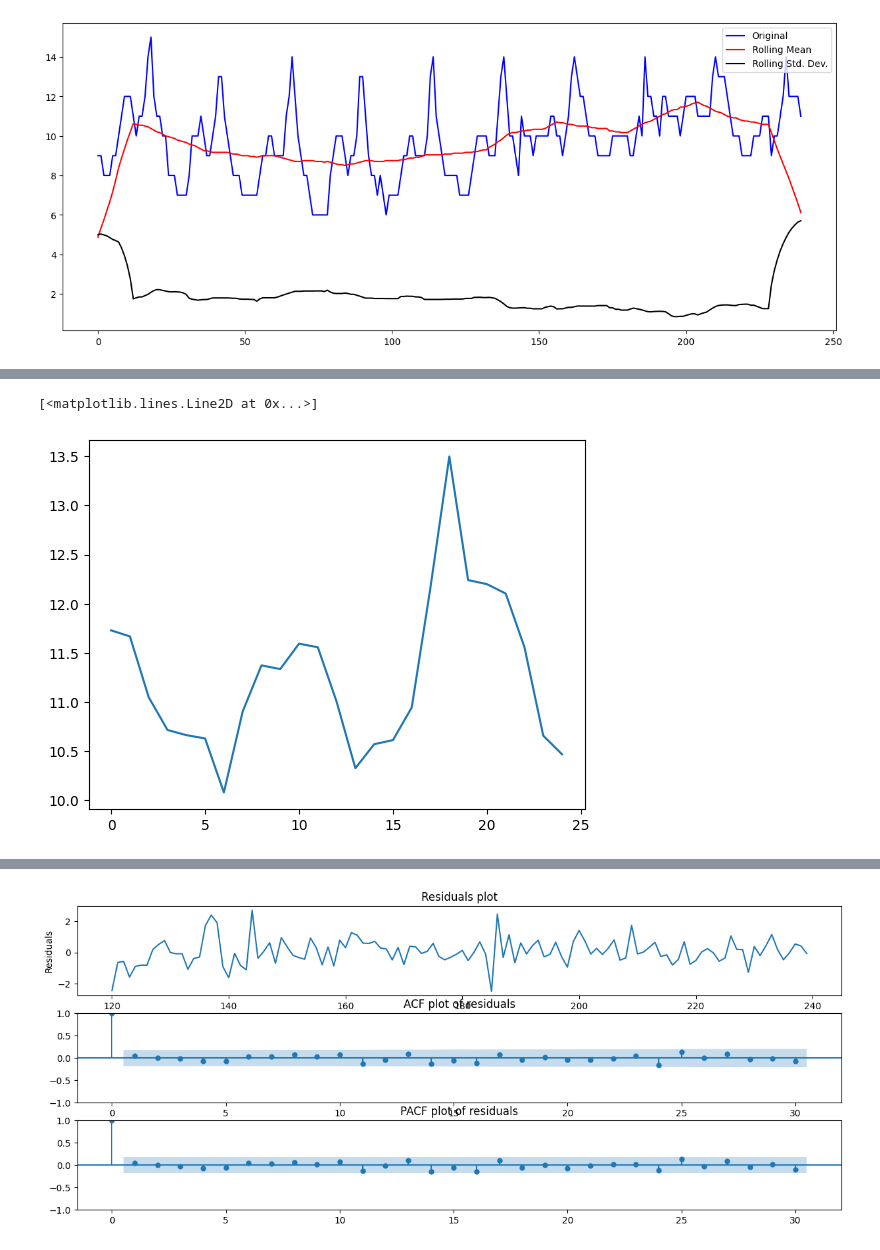
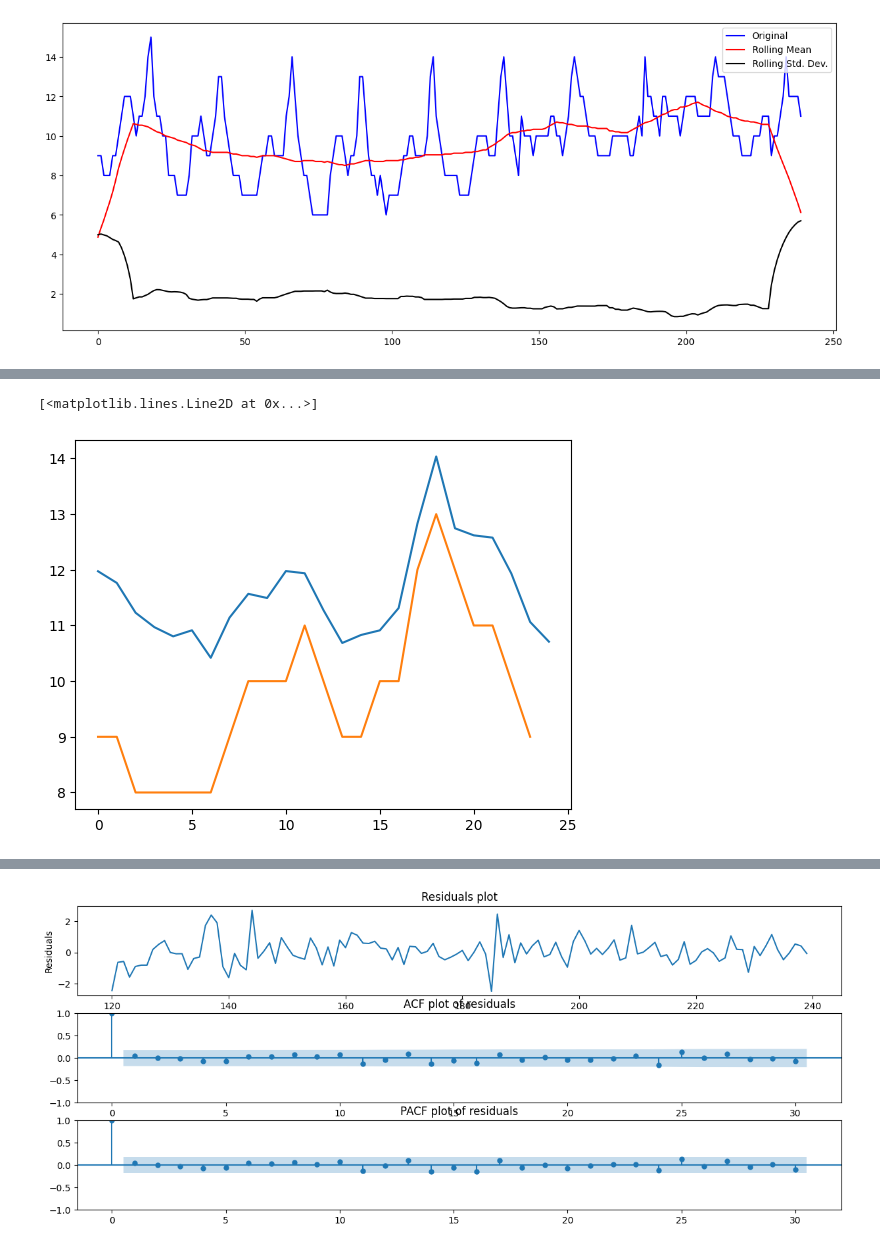
Before and after one commit to Millares95/Investigation_Code, a Jupyter notebook: ultimate_ARIMA_Forcast.ipynb, the cells around one changed output, grey strips where cells are left out. Drawn from its saved outputs; the diff is of its cells as text; code cells hidden in the pictures.

```diff
--- a/ultimate_ARIMA_Forcast.ipynb
+++ b/ultimate_ARIMA_Forcast.ipynb
@@ -96,7 +96,7 @@ import_data("load_IJV.xlsx")
 # %%
  #? shaping the data, only the last 10 years (2008 - 2017)
 df = df[df["fecha"] >= '2008-01-01']
-df = df[df["fecha"] <= '2017-12-31']
+df = df[df["fecha"] <= '2018-12-31']
 print(df.head())
 # %% [output]
     idprov      fecha  dem1  dem2  dem3  dem4  dem5  dem6  dem7  dem8  ...  \
@@ -209,6 +209,9 @@ dataToFit = np.float64(dataToFit)
 plot.plot(dataToFit)
 np.sum(dataToFit)
 np.mean(dataToFit)
+dataToValidate = np.array(infoToUseFiltered.loc[11,['dem1', 'dem2', 'dem3', 'dem4', 'dem5', 'dem6', 'dem7', 'dem8', 'dem9', 'dem10', 'dem11', 'dem12', 'dem13', 'dem14', 'dem15', 'dem16', 'dem17', 'dem18', 'dem19', 'dem20', 'dem21', 'dem22', 'dem23', 'dem24']])
+print(len(dataToValidate))
+plot.plot(dataToValidate)
 # %% [output]
         fecha  dem1  dem2  dem3  dem4  dem5  dem6  dem7  dem8  dem9  ...  \
 1  2008-01-01   9.0   9.0   8.0   8.0   8.0   9.0   9.0  10.0  11.0  ...
@@ -428,8 +426,8 @@ Warnings:
 # %%
 from statsmodels.tsa.statespace.sarimax import SARIMAX
 def modelSARIMAX(dataToFit):
-     # creating the object model SARIMAX(02,0,0) x (2,0,1)24
-    model = SARIMAX(dataToFit,order=(2,0,0),seasonal_order=(2,0,1,24))
+     # creating the object model SARIMAX(2,0,0) x (2,0,1)24
+    model = SARIMAX(dataToFit,order=(1,0,1),seasonal_order=(2,0,2,24))
     model_fit = model.fit() # fit model
     return model_fit
 # %%
@@ -478,10 +476,11 @@ max      9.000000
 # %%
 # predictions
 yhat = model_fitted.predict(start=len(dataToFit), end=len(dataToFit) + 24)
 plot.plot(yhat)
+plot.plot(dataToValidate)
 # %% [output]
 [<matplotlib.lines.Line2D at 0x...>]
-[figure, old version]
+[figure, new version]
 # %%
 # diagnostics
 model_fitted.plot_diagnostics(figsize=(12, 6))
```
Also changed, not shown: parts of 11 cells of this notebook, 3 other files.
